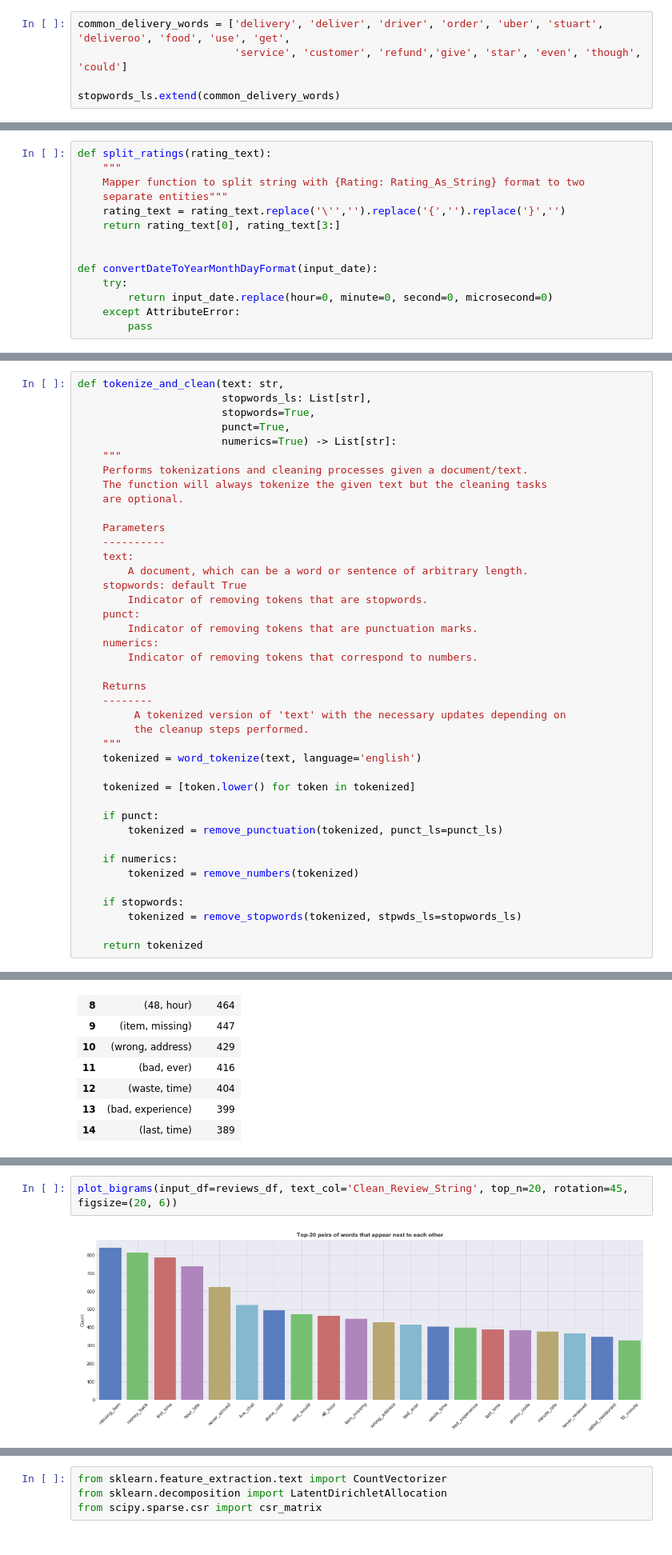
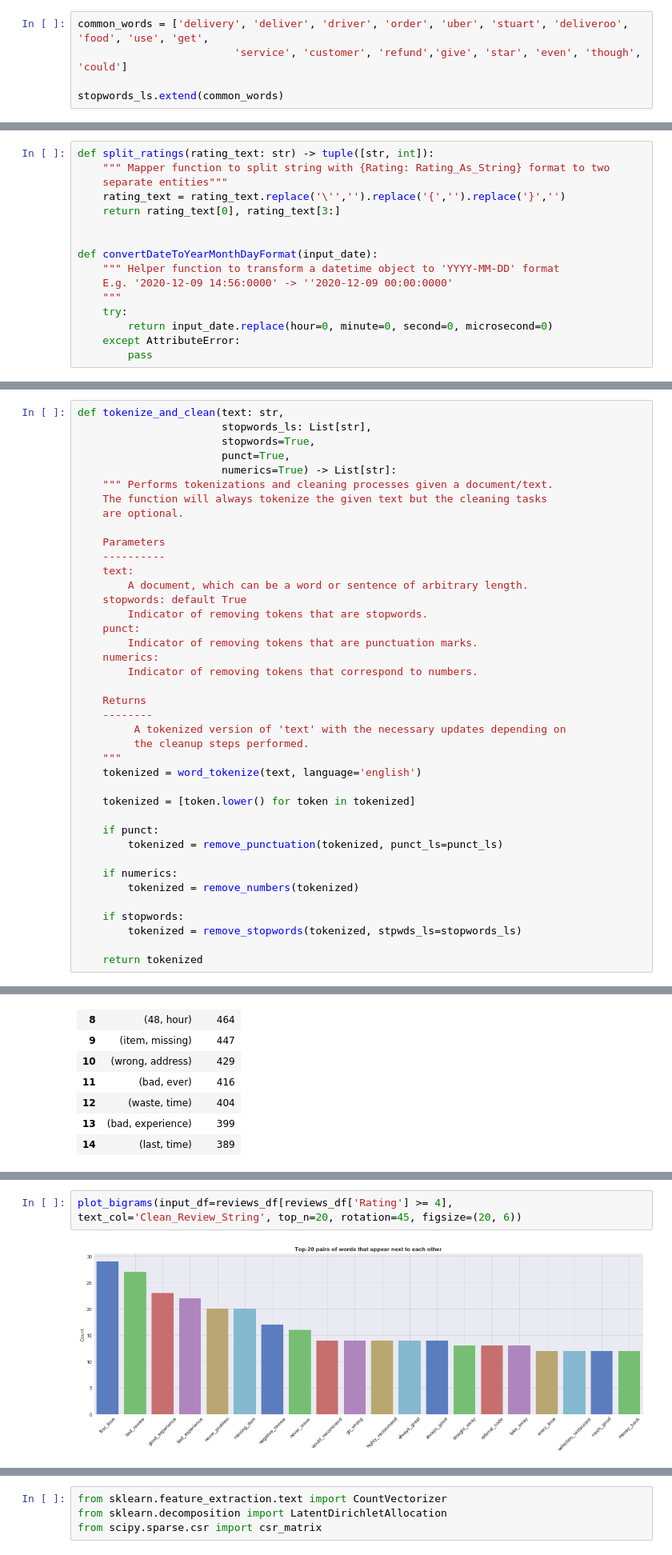
Before and after one commit to gpsyrou/Text_Analysis_of_Consumer_Reviews, a Jupyter notebook: jupyter_notebook/reviews.ipynb, the cells around one changed output, grey strips where cells are left out. Shown at 80% size. Cells and saved outputs as stored; diff of their text form.

```diff
--- a/jupyter_notebook/reviews.ipynb
+++ b/jupyter_notebook/reviews.ipynb
@@ -202,8 +207,8 @@ stopwords_ls.extend(['\'d', '\'m', '\'s', '\'ve', '\'re', '\'ll', 'n\'t', '’']
 # %% [markdown]
 Except the common english stopwords, it's necessary to enhance the list with some additional tokens that we want to exclude from the reviews. These are usually words that we would expect that are getting repeated in the reviews. In our case, as we are examining the case of delivery companies, it would be beneficial to exclude words like 'delivery', 'order', and more. Moreover, we are excluding the tokens that correspond to the names of the delivery companies, as we already have this information in the dataset as a different feature.
 # %%
-common_delivery_words = ['delivery', 'deliver', 'driver', 'order', 'uber', 'stuart', 'deliveroo', 'food', 'use', 'get',
+common_words = ['delivery', 'deliver', 'driver', 'order', 'uber', 'stuart', 'deliveroo', 'food', 'use', 'get',
                          'service', 'customer', 'refund','give', 'star', 'even', 'though', 'could']
 
-stopwords_ls.extend(common_delivery_words)
+stopwords_ls.extend(common_words)
 # %% [markdown]
@@ -211,13 +216,15 @@ Moreover, we can see that the _Rating_ columns has values like the following: {1
 # %%
-def split_ratings(rating_text):
-    """
-    Mapper function to split string with {Rating: Rating_As_String} format to two
+def split_ratings(rating_text: str) -> tuple([str, int]):
+    """ Mapper function to split string with {Rating: Rating_As_String} format to two
     separate entities"""
     rating_text = rating_text.replace('\'','').replace('{','').replace('}','')
     return rating_text[0], rating_text[3:]
 
 
 def convertDateToYearMonthDayFormat(input_date):
+    """ Helper function to transform a datetime object to 'YYYY-MM-DD' format
+    E.g. '2020-12-09 14:56:0000' -> ''2020-12-09 00:00:0000'
+    """
     try:
         return input_date.replace(hour=0, minute=0, second=0, microsecond=0)
     except AttributeError:
@@ -266,8 +273,7 @@ def tokenize_and_clean(text: str,
                        stopwords=True,
                        punct=True,
                        numerics=True) -> List[str]:
-    """
-    Performs tokenizations and cleaning processes given a document/text.
+    """ Performs tokenizations and cleaning processes given a document/text.
     The function will always tokenize the given text but the cleaning tasks
     are optional.
 
@@ -474,4 +486,4 @@ pd.DataFrame(sorted(bigrams.items(), key=lambda item: item[1], reverse=True), co
 # %%
-plot_bigrams(input_df=reviews_df, text_col='Clean_Review_String', top_n=20, rotation=45, figsize=(20, 6))
+plot_bigrams(input_df=reviews_df[reviews_df['Rating'] >= 4], text_col='Clean_Review_String', top_n=20, rotation=45, figsize=(20, 6))
 # %% [output]
-[figure, old version]
+[figure, new version]
```
Also changed, not shown: parts of 114 cells of this notebook, 2 other files.
